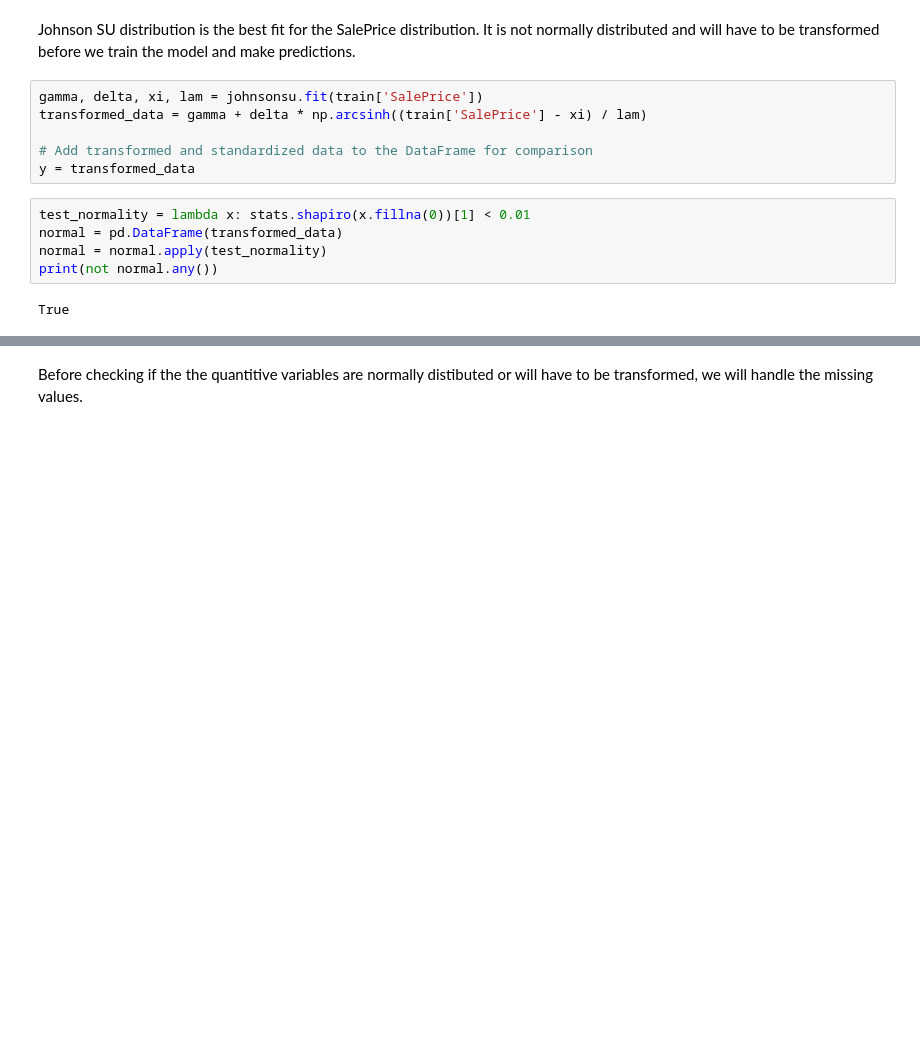
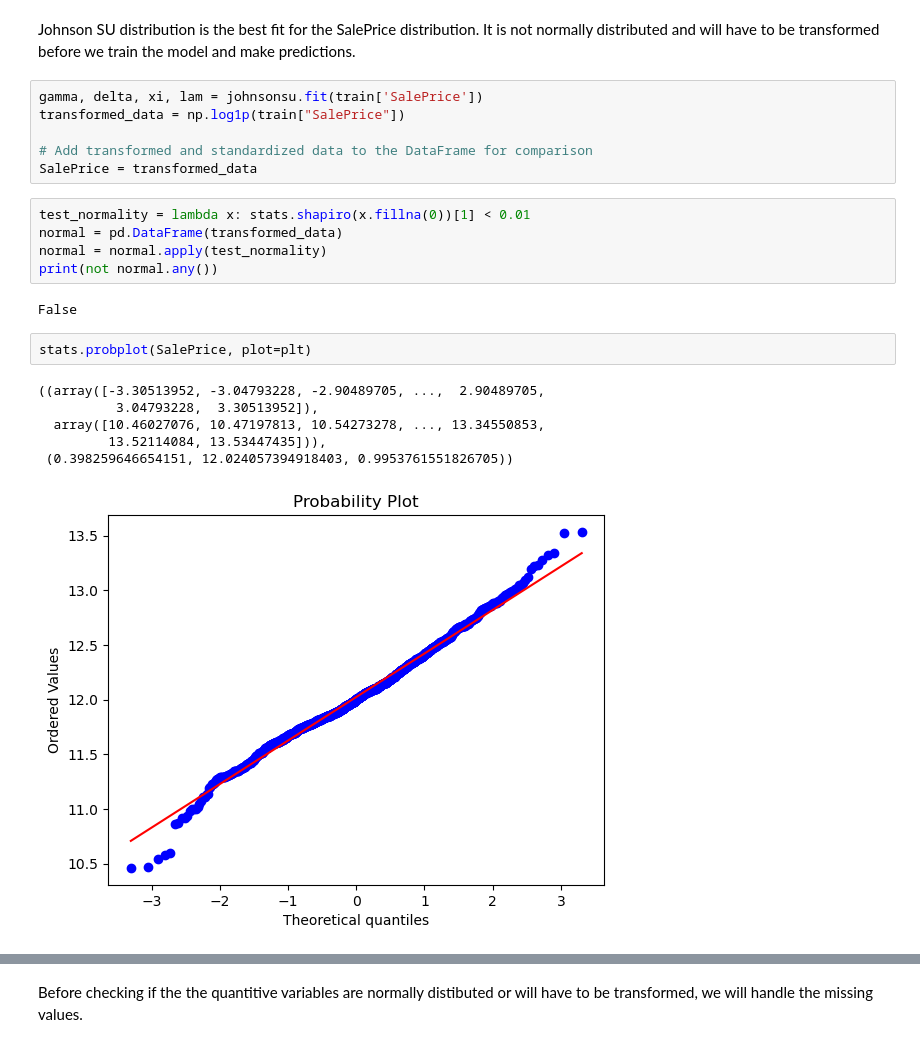
Before and after one commit to nadavgerner/House-Prices-Predictions, a Jupyter notebook: main.ipynb, the cells around one changed output, grey strips where cells are left out. Saved outputs shown, nothing was run; the diff lists cells and outputs as text; blank space fills up the shorter version.

```diff
--- a/main.ipynb
+++ b/main.ipynb
@@ -91,14 +125,23 @@ The best fitting distribution is: Johnson SU
 Johnson SU distribution is the best fit for the SalePrice distribution. It is not normally distributed and will have to be transformed before we train the model and make predictions.
 # %%
 gamma, delta, xi, lam = johnsonsu.fit(train['SalePrice'])
-transformed_data = gamma + delta * np.arcsinh((train['SalePrice'] - xi) / lam)
+transformed_data = np.log1p(train["SalePrice"])
 
 # Add transformed and standardized data to the DataFrame for comparison
-y = transformed_data
+SalePrice = transformed_data
 # %%
 test_normality = lambda x: stats.shapiro(x.fillna(0))[1] < 0.01
 normal = pd.DataFrame(transformed_data)
 normal = normal.apply(test_normality)
 print(not normal.any())
 # %% [output]
-True
+False
+# %%
+stats.probplot(SalePrice, plot=plt)
+# %% [output]
+((array([-3.30513952, -3.04793228, -2.90489705, ...,  2.90489705,
+          3.04793228,  3.30513952]),
+  array([10.46027076, 10.47197813, 10.54273278, ..., 13.34550853,
+         13.52114084, 13.53447435])),
+ (0.398259646654151, 12.024057394918403, 0.9953761551826705))
+[figure, added]
```
Also changed, not shown: parts of 50 cells of this notebook, 1 other file.
